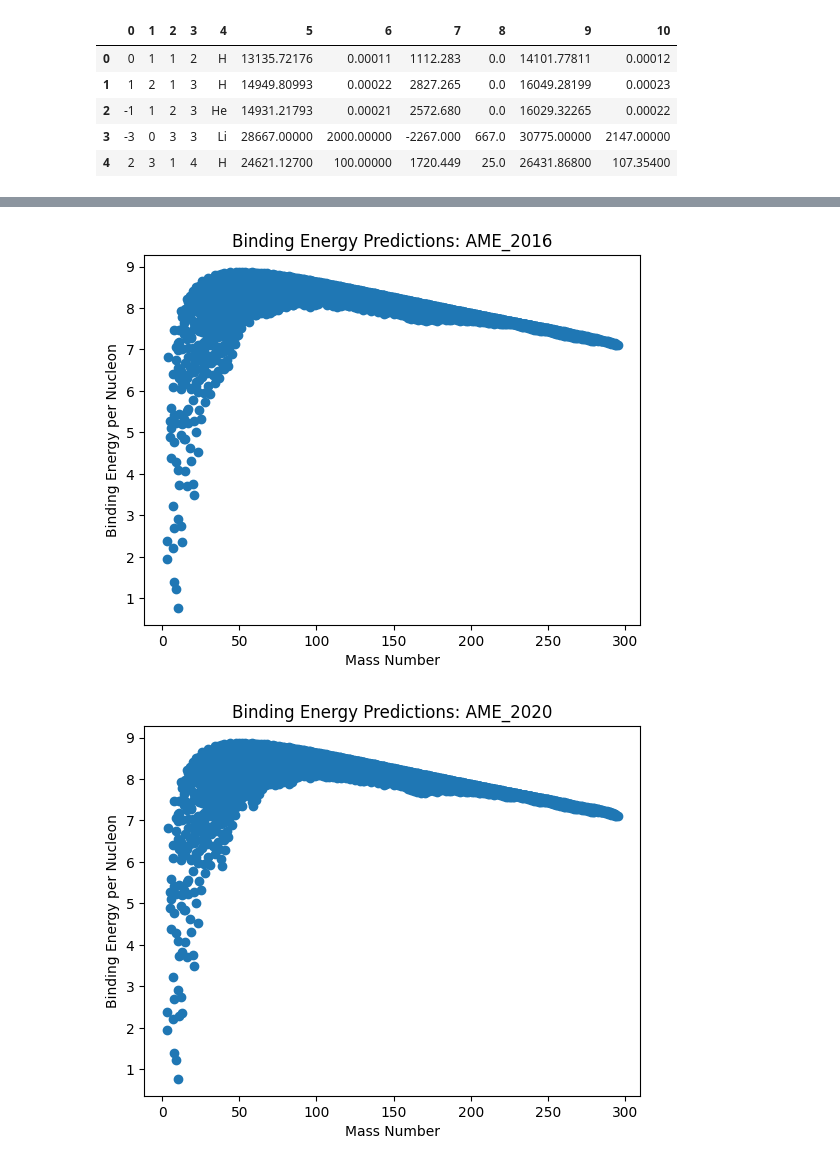
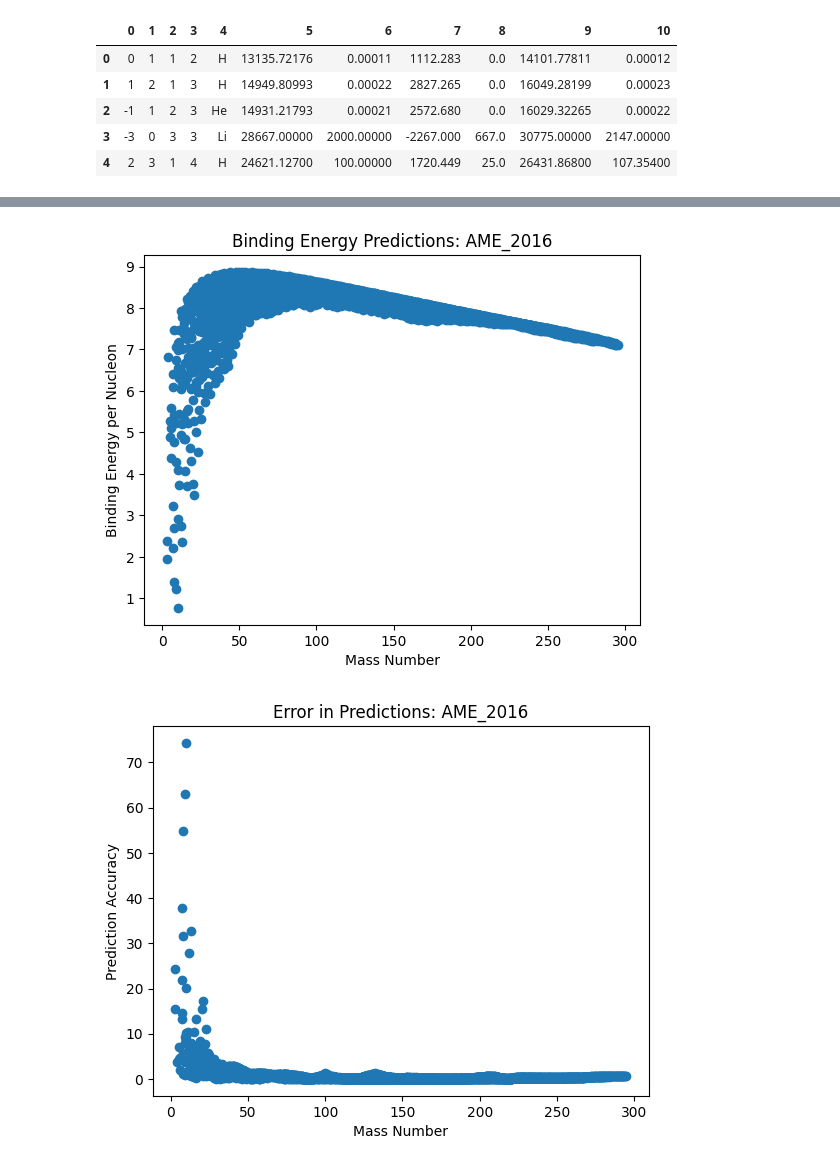
Before and after one commit to LoneWolf2026/Neural-Network-for-Nuclear-Binding-Energy-Prediction-, a Jupyter notebook: Semi_Empirical_Mass_Formula.ipynb, the cells around one changed output, grey strips where cells are left out. Drawn from its saved outputs; the diff is of its cells as text; code cells hidden in the pictures.

Commit message:
Add Error Measurements Chart for both Semi-Empirical Mass Formulas. Fix unit conversion that led to unrealistic error calculations.

```diff
--- a/Semi_Empirical_Mass_Formula.ipynb
+++ b/Semi_Empirical_Mass_Formula.ipynb
@@ -17,6 +17,10 @@ data_df_2016 = data_df_2016.drop([0, 1]).reset_index(drop=True) #Same as above
 
 data_df_2016.name = "AME_2016"
 data_df_2020.name = "AME_2020"
+
+
+data_df_2016.iloc[:,7] = data_df_2016.iloc[:,7]/1000 #convert keV to MeV
+data_df_2020.iloc[:,7] = data_df_2020.iloc[:,7]/1000
 # %%
 data_df_2020.head()
 data_df_2016.head()
@@ -140,29 +129,54 @@ Name: 7, Length: 3434, dtype: float64
 # %%
 import matplotlib.pyplot as plt
 
 #x axis is Mass Number(s)
-#y axis is in MeV per Nucleon
+#y axis is Binding Energy in MeV per Nucleon
 
 x1 = Nucleons2016
 y1 = BEs_per_A_2016
 
 plt.figure(1)
 plt.scatter(x1,y1)
 plt.xlabel('Mass Number')
 plt.ylabel('Binding Energy per Nucleon')
 plt.title('Binding Energy Predictions: AME_2016')
 plt.show()
 
 
-x2 = Nucleons2020
-y2 = BEs_per_A_2020
+x2 = Nucleons2016
+y2 = Prediction_Accuracy_2016
 
 plt.figure(2)
 plt.scatter(x2,y2)
 plt.xlabel('Mass Number')
+plt.ylabel('Prediction Accuracy')
+plt.title('Error in Predictions: AME_2016')
+plt.show()
+
+
+#x axis is Mass Number(s)
+#y axis is Binding Energy in MeV per Nucleon
+
+x3 = Nucleons2020
+y3 = BEs_per_A_2020
+
+plt.figure(3)
+plt.scatter(x3,y3)
+plt.xlabel('Mass Number')
 plt.ylabel('Binding Energy per Nucleon')
 plt.title('Binding Energy Predictions: AME_2020')
 plt.show()
+
+
+x4 = Nucleons2020
+y4 = Prediction_Accuracy_2020
+
+plt.figure(4)
+plt.scatter(x4,y4)
+plt.xlabel('Mass Number')
+plt.ylabel('Prediction Accuracy')
+plt.title('Error in Predictions: AME_2020')
+plt.show()
 # %% [output]
 [figure]
-[figure, old version]
+[figure, new version]
```
Also changed, not shown: parts of 3 cells of this notebook.
